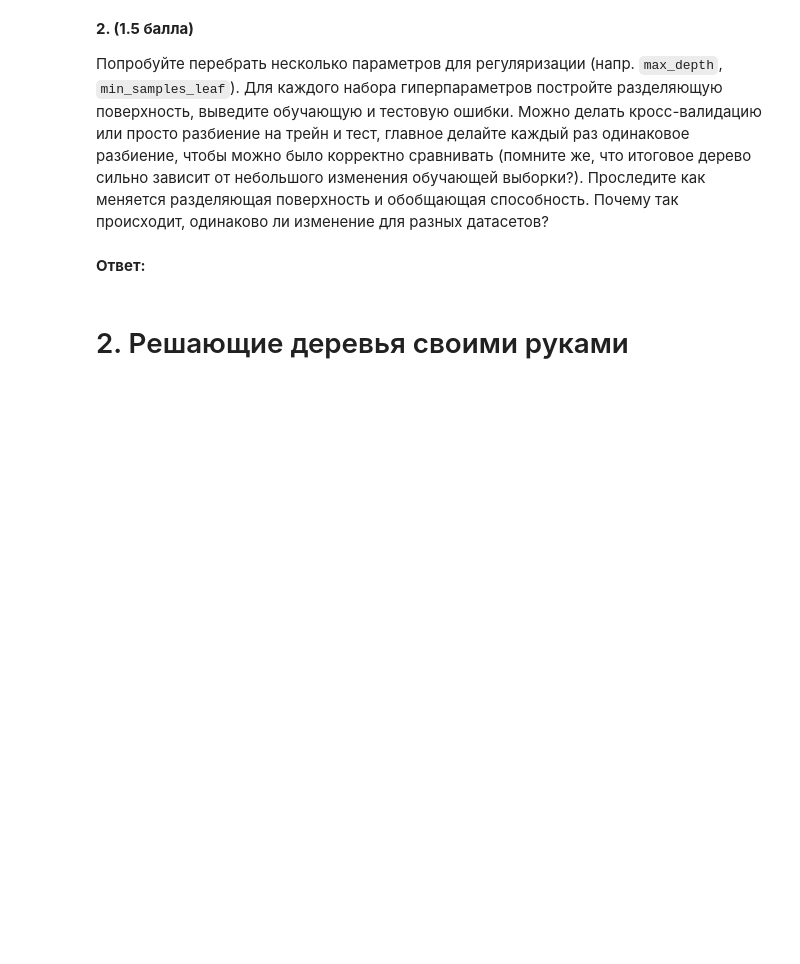
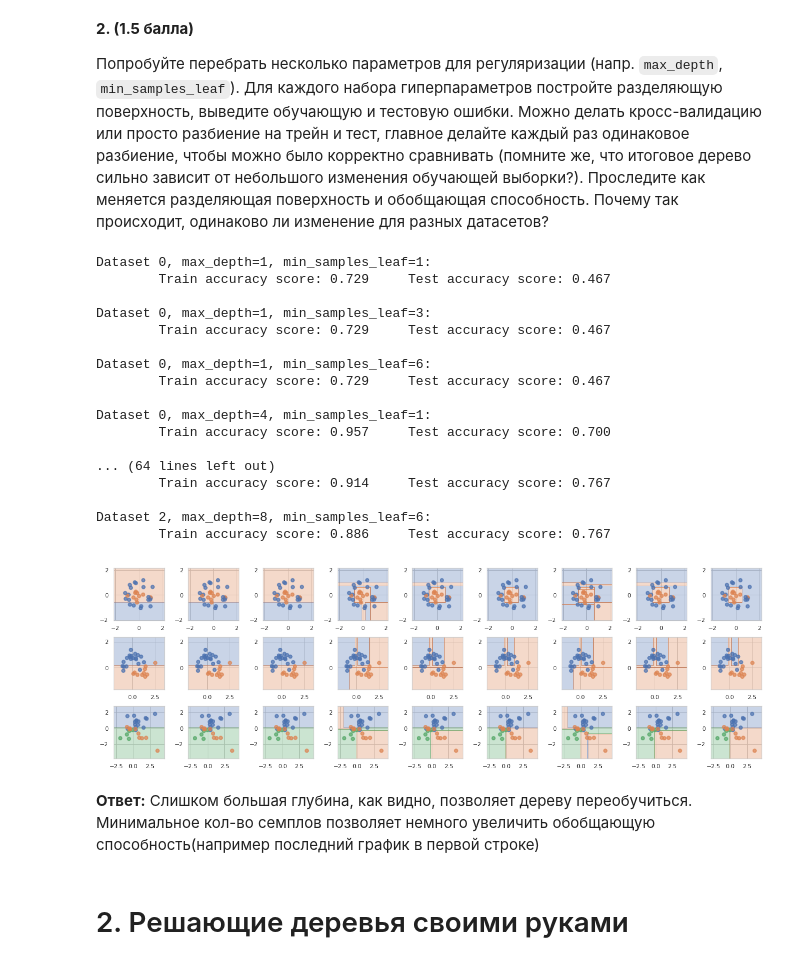
Before and after one commit to Mikhail-off/ML2018, a Jupyter notebook: HW5/homework-practice-05.ipynb, the cells around one changed output. Saved outputs shown, nothing was run; the diff lists cells and outputs as text; code cells hidden in the pictures; blank space fills up the shorter version.

```diff
--- a/HW5/homework-practice-05.ipynb
+++ b/HW5/homework-practice-05.ipynb
@@ -137,5 +135,43 @@ __2. (1.5 балла)__
-# %% [markdown]
-__Ответ:__
+# %%
+import itertools
+
+max_depth_params = [1, 4, 8]
+min_samples_leaf_params = [1, 3, 6]
+plt.figure(figsize=(18, 6))
+for i, (x, y) in enumerate(datasets):
+    for j, (max_depth, min_samples_leaf) in enumerate(itertools.product(max_depth_params, min_samples_leaf_params),
+                                                      i * len(max_depth_params) * len(min_samples_leaf_params) ):
+        dt = DecisionTreeClassifier(max_depth=max_depth, min_samples_leaf=min_samples_leaf)
+        x_train, x_test, y_train, y_test = train_test_split(x, y, test_size=0.3, random_state=42)
+        dt.fit(x_train, y_train)
+        plt.subplot(len(datasets), len(max_depth_params) * len(min_samples_leaf_params), j + 1)
+        plot_surface(dt, x_test, y_test)
+        print('Dataset %d, max_depth=%d, min_samples_leaf=%d:\n\t'\
+              'Train accuracy score: %.3f\tTest accuracy score: %.3f\n' % \
+              (i, max_depth, min_samples_leaf,
+               accuracy_score(y_true=y_train, y_pred=dt.predict(x_train)),
+               accuracy_score(y_true=y_test, y_pred=dt.predict(x_test))))
+# %% [output]
+Dataset 0, max_depth=1, min_samples_leaf=1:
+        Train accuracy score: 0.729     Test accuracy score: 0.467
+
+Dataset 0, max_depth=1, min_samples_leaf=3:
+        Train accuracy score: 0.729     Test accuracy score: 0.467
+
+Dataset 0, max_depth=1, min_samples_leaf=6:
+        Train accuracy score: 0.729     Test accuracy score: 0.467
+
+Dataset 0, max_depth=4, min_samples_leaf=1:
+        Train accuracy score: 0.957     Test accuracy score: 0.700
+
+... (64 lines left out)
+        Train accuracy score: 0.914     Test accuracy score: 0.767
+
+Dataset 2, max_depth=8, min_samples_leaf=6:
+        Train accuracy score: 0.886     Test accuracy score: 0.767
+[figure, added]
+# %% [markdown]
+__Ответ:__ Слишком большая глубина, как видно, позволяет дереву переобучиться. Минимальное кол-во семплов позволяет немного увеличить обобщающую способность(например последний график в первой строке)
 # %% [markdown]
 # 2. Решающие деревья своими руками
 # %% [markdown]
```
Also changed, not shown: parts of 1 cell of this notebook.
